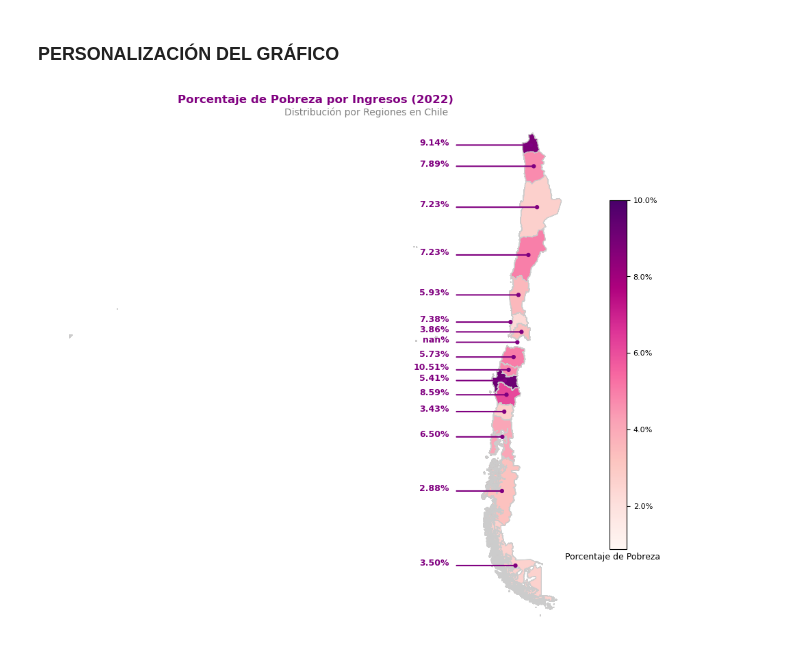
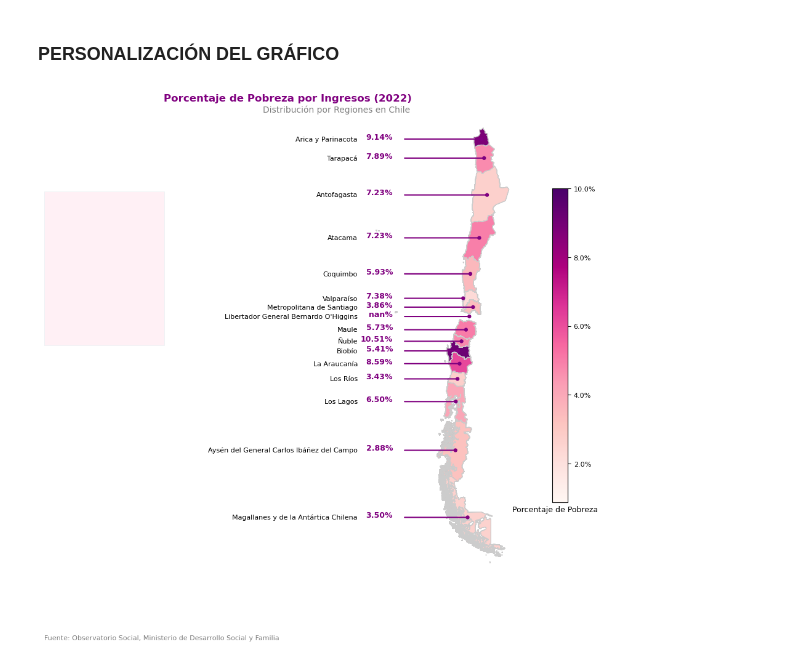
Before and after one commit to Vikktor93/visualizacion-de-graficos-T4, a Jupyter notebook: grafico_coropletico.ipynb, the cells around one changed output. Saved outputs shown, nothing was run; the diff lists cells and outputs as text; code cells hidden in the pictures.

Commit message:
Se agregan etiquetas de las regiones y pie de gráfico

```diff
--- a/grafico_coropletico.ipynb
+++ b/grafico_coropletico.ipynb
@@ -150,23 +151,24 @@ ax.spines['right'].set_visible(False)
 
 # Etiquetas de porcentaje con líneas horizontales hacia la izquierda para las 16 regiones
 manual_labels = {
-    'Arica y Parinacota': {'pos': (-250000, 7800000)},
-    'Tarapacá': {'pos': (-250000, 7600000)},
-    'Antofagasta': {'pos': (-250000, 7400000)},
-    'Atacama': {'pos': (-250000, 7200000)},
-    'Coquimbo': {'pos': (-250000, 7050000)},
-    'Valparaíso': {'pos': (-250000, 6800000)},
-    'Libertador General Bernardo O\'Higgins': {'pos': (-250000, 6650000)},
-    'Maule': {'pos': (-250000, 6500000)},
-    'Biobío': {'pos': (-250000, 6400000)},
-    'La Araucanía': {'pos': (-250000, 6200000)},
-    'Los Ríos': {'pos': (-250000, 6000000)},
-    'Los Lagos': {'pos': (-250000, 5800000)},
-    'Aysén del General Carlos Ibáñez del Campo': {'pos': (-250000, 5600000)},
-    'Magallanes y de la Antártica Chilena': {'pos': (-250000, 5400000)},
-    'Metropolitana de Santiago': {'pos': (-250000, 6600000)},
-    'Ñuble': {'pos': (-250000, 6300000)}
+    'Arica y Parinacota': {'pos': (-350000, 7800000)},
+    'Tarapacá': {'pos': (-350000, 7600000)},
+    'Antofagasta': {'pos': (-350000, 7400000)},
+    'Atacama': {'pos': (-350000, 7200000)},
+    'Coquimbo': {'pos': (-350000, 7050000)},
+    'Valparaíso': {'pos': (-350000, 6800000)},
+    'Libertador General Bernardo O\'Higgins': {'pos': (-350000, 6650000)},
+    'Maule': {'pos': (-350000, 6500000)},
+    'Biobío': {'pos': (-350000, 6400000)},
+    'La Araucanía': {'pos': (-350000, 6200000)},
+    'Los Ríos': {'pos': (-350000, 6000000)},
+    'Los Lagos': {'pos': (-350000, 5800000)},
+    'Aysén del General Carlos Ibáñez del Campo': {'pos': (-350000, 5600000)},
+    'Magallanes y de la Antártica Chilena': {'pos': (-350000, 5400000)},
+    'Metropolitana de Santiago': {'pos': (-350000, 6600000)},
+    'Ñuble': {'pos': (-350000, 6300000)}
 }
+
 
 # Etiquetas con flechas horizontales y porcentaje obtenido del dataframe
 for region, data in manual_labels.items():
@@ -174,33 +176,45 @@ for region, data in manual_labels.items():
     region_centroid = gdf_merge_projected.loc[gdf_merge_projected['REGION'] == region].geometry.centroid
     centroid_x = region_centroid.x.values[0]
     centroid_y = region_centroid.y.values[0]
 
     # Obtener el porcentaje de pobreza directamente del dataframe
     porcentaje_pobreza = gdf_merge_projected.loc[gdf_merge_projected['REGION'] == region, 'porcentaje_pobreza_por_ingresos_2022'].values[0]
 
     # Dibujar la línea usando FancyArrowPatch sin punta
     arrow = mpatches.FancyArrowPatch((data['pos'][0], centroid_y), (centroid_x, centroid_y),
                                      connectionstyle="arc3,rad=0.0", color='purple', lw=1.5,
                                      arrowstyle="-")  # Línea recta sin punta
     ax.add_patch(arrow)
 
     # Agregar un pequeño círculo al final de la flecha
     circle = plt.Circle((centroid_x, centroid_y), 15000, color='purple', fill=True)  # Ajusta el tamaño del círculo
     ax.add_patch(circle)
 
-    # Añadir la etiqueta del porcentaje
-    ax.text(data['pos'][0] - 50000, centroid_y, f'{porcentaje_pobreza:.2%}',
+    # Añadir la etiqueta del porcentaje con tamaño 9
+    ax.text(data['pos'][0] - 100000, centroid_y, f'{porcentaje_pobreza:.2%}',
             fontsize=9, color='purple', weight='bold', ha='right')
+
+    # Añadir la etiqueta del nombre de la región con tamaño 8, más a la izquierda
+    ax.text(data['pos'][0] - 450000, centroid_y, f'{region}',  # Mover la etiqueta de región más a la izquierda
+            fontsize=8, color='black', ha='right', va='center')
+
+# Crea el rectángulo gris normal y colocar el texto encima
+rect = patches.Rectangle((0.05, 0.5), 0.195, 0.25, transform=fig.transFigure, linewidth=0.5, edgecolor='#ebf2f5', facecolor='lavenderblush', zorder=10)
+fig.patches.append(rect)
 
 # Título
 ax.set_title('Porcentaje de Pobreza por Ingresos (2022)',
              fontsize=12, weight='bold', color='purple')
 
 # Subtítulo centrado en la parte superior de la figura
 fig.suptitle('Distribución por Regiones en Chile', fontsize=10, weight='light', color='gray', x=0.525, y=0.89, ha='center')
 
+# Texto pequeño en la parte inferior izquierda
+fig.text(0.05, 0.02, 'Fuente: Observatorio Social, Ministerio de Desarrollo Social y Familia',
+         ha='left', va='bottom', fontsize=8, color='gray')
+
 # Eliminar los márgenes alrededor del mapa
 plt.subplots_adjust(left=0.05, right=0.9, top=0.95, bottom=0.05)
 plt.show()
 # %% [output]
-[figure, old version]
+[figure, new version]
```
Also changed, not shown: parts of 1 cell of this notebook.
